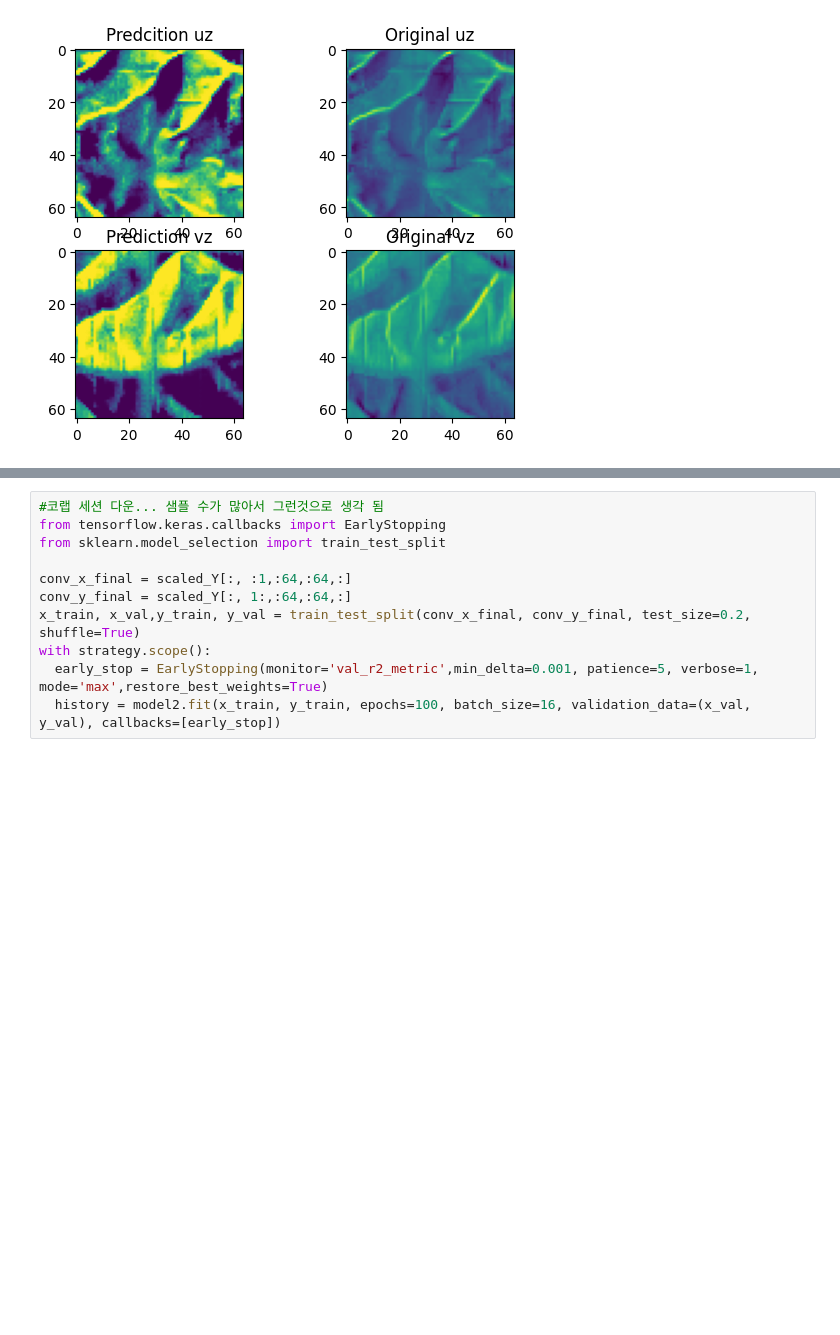
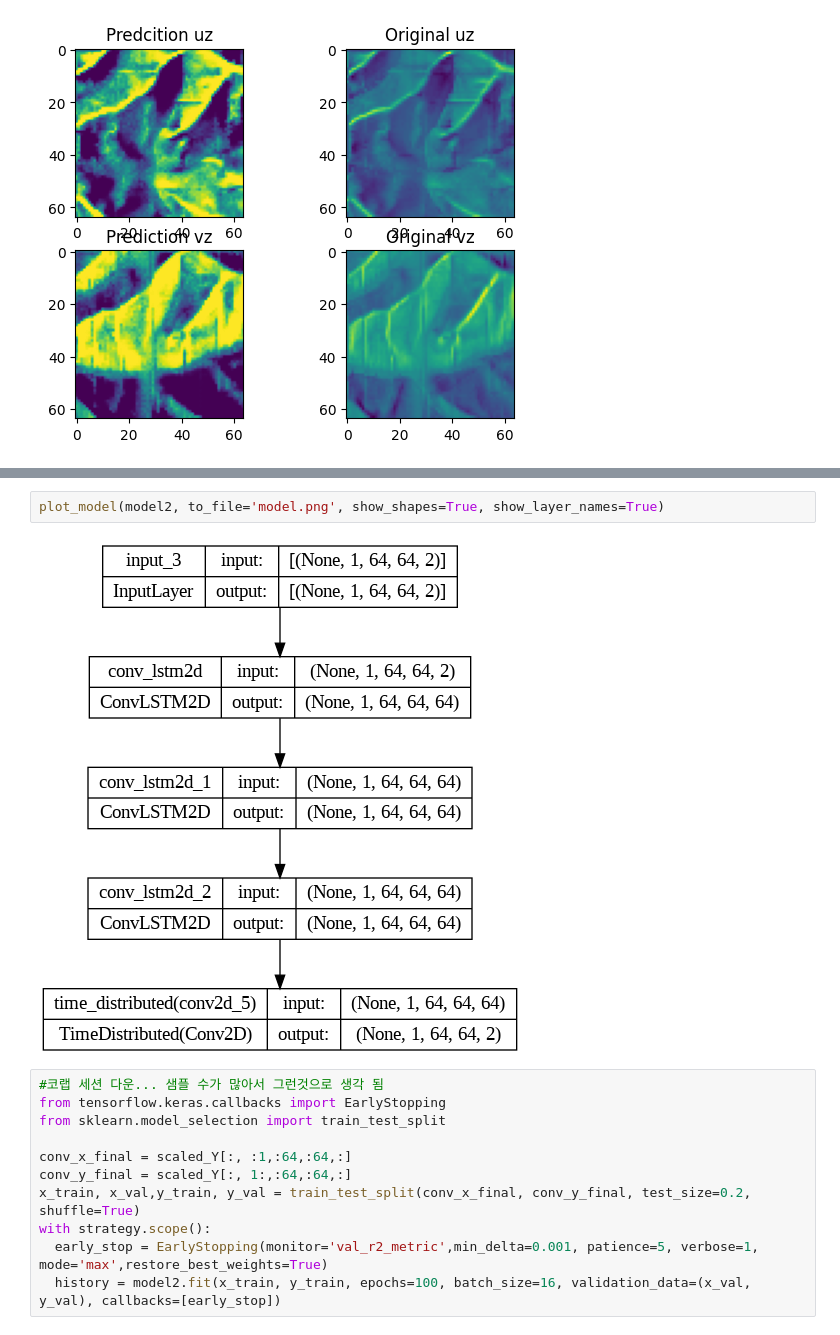
Before and after one commit to Kogo0813/Windroad8, a Jupyter notebook: u-net형태 gen+onetomanyconvlstm2d.ipynb, the cells around one changed output, grey strips where cells are left out. Saved outputs shown, nothing was run; the diff lists cells and outputs as text; blank space fills up the shorter version.

```diff
--- a/u-net형태 gen+onetomanyconvlstm2d.ipynb
+++ b/u-net형태 gen+onetomanyconvlstm2d.ipynb
@@ -294,6 +306,10 @@ Total params: 743,810
 Trainable params: 743,810
 Non-trainable params: 0
 _________________________________________________________________
+# %%
+plot_model(model2, to_file='model.png', show_shapes=True, show_layer_names=True)
+# %% [output]
+[figure, added]
 # %%
 #코랩 세션 다운... 샘플 수가 많아서 그런것으로 생각 됨
 from tensorflow.keras.callbacks import EarlyStopping
```
Also changed, not shown: parts of 3 cells of this notebook.
